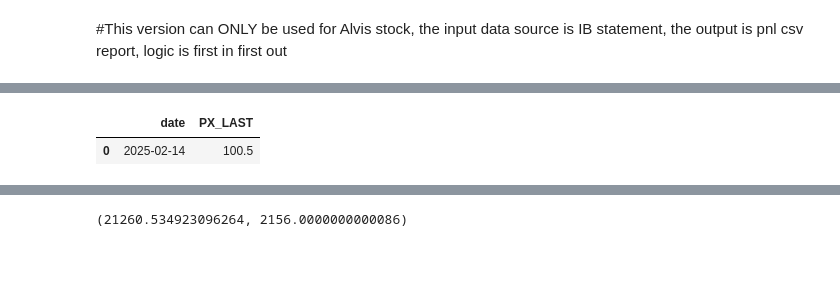
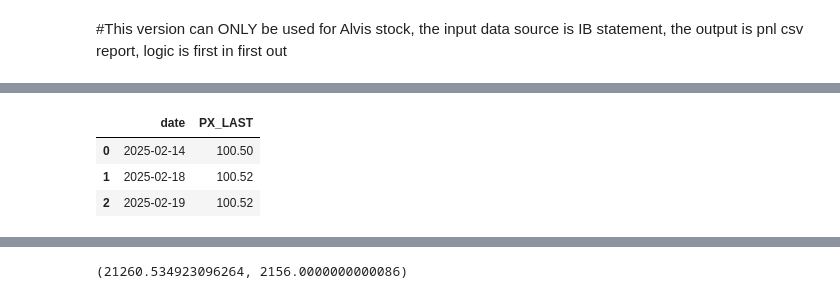
Before and after one commit to MudanChen2025/Quant, a Jupyter notebook: pnl_calculation_V1.ipynb, the cells around one changed output, grey strips where cells are left out. Cells and saved outputs as stored; diff of their text form; code cells hidden in the pictures; blank space fills up the shorter version.

```diff
--- a/pnl_calculation_V1.ipynb
+++ b/pnl_calculation_V1.ipynb
@@ -56,11 +56,13 @@ stock_df
 # %%
 # blb test
 bquery = blp.BlpQuery().start()
-df = bquery.bdh(["SGOV US Equity"], ["PX_LAST"], "20250214", "20250217")[['date', 'PX_LAST']]
+df = bquery.bdh(["SGOV US Equity"], ["PX_LAST"], "20250214", "20250219")[['date', 'PX_LAST']]
 df
 # %% [output]
 |  | date | PX_LAST |
-| 0 | 2025-02-14 | 100.5 |
+| 0 | 2025-02-14 | 100.50 |
+| 1 | 2025-02-18 | 100.52 |
+| 2 | 2025-02-19 | 100.52 |
 # %%
 def get_close_price_from_bloomberg(ticker, query_date):
     """
```
Also changed, not shown: 8 other files.
